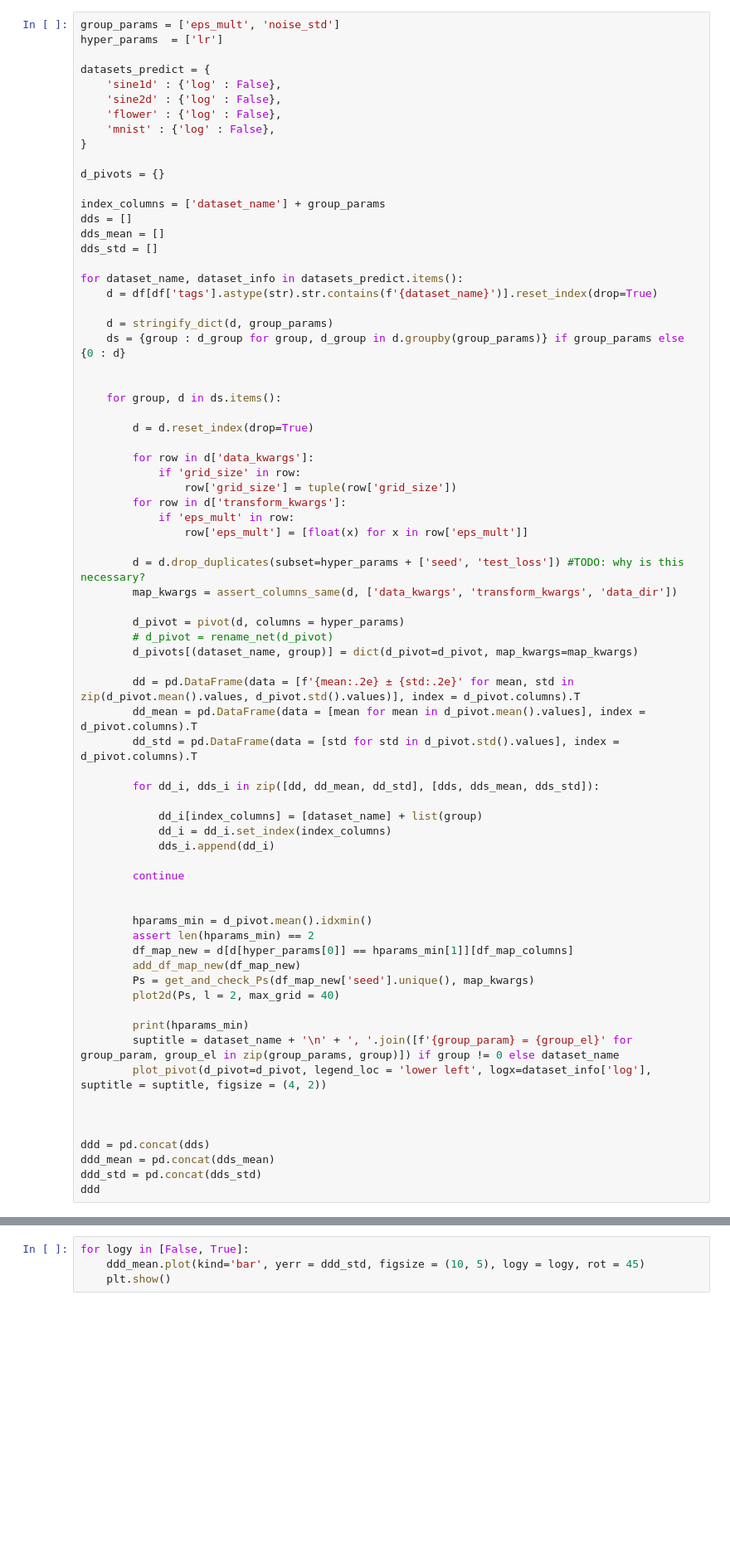
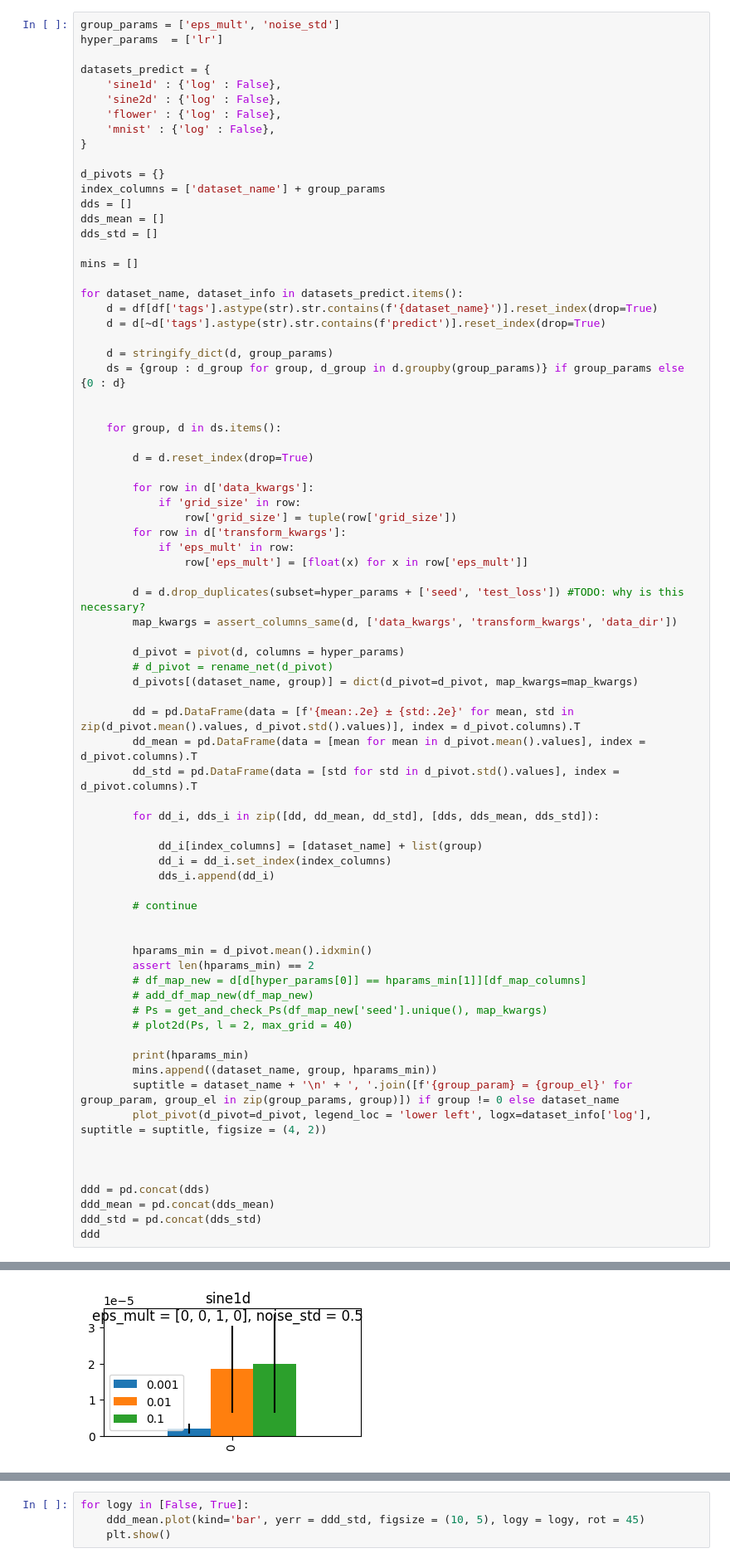
Before and after one commit to elidub/SymPDE, a Jupyter notebook: notebooks_symlie/results_step1.ipynb, the cells around one changed output, grey strips where cells are left out. Shown at 83% size. Drawn from its saved outputs; the diff is of its cells as text; blank space fills up the shorter version.

```diff
--- a/notebooks_symlie/results_step1.ipynb
+++ b/notebooks_symlie/results_step1.ipynb
@@ -69,14 +62,16 @@ datasets_predict = {
 }
 
 d_pivots = {}
-
 index_columns = ['dataset_name'] + group_params
 dds = []
 dds_mean = []
 dds_std = []
 
+mins = []
+
 for dataset_name, dataset_info in datasets_predict.items():
     d = df[df['tags'].astype(str).str.contains(f'{dataset_name}')].reset_index(drop=True)
+    d = d[~d['tags'].astype(str).str.contains(f'predict')].reset_index(drop=True)
 
     d = stringify_dict(d, group_params)
     ds = {group : d_group for group, d_group in d.groupby(group_params)} if group_params else {0 : d}
@@ -110,17 +105,18 @@ for dataset_name, dataset_info in datasets_predict.items():
             dd_i = dd_i.set_index(index_columns)
             dds_i.append(dd_i)
 
-        continue
+        # continue
 
 
         hparams_min = d_pivot.mean().idxmin()
         assert len(hparams_min) == 2
-        df_map_new = d[d[hyper_params[0]] == hparams_min[1]][df_map_columns]
-        add_df_map_new(df_map_new)
-        Ps = get_and_check_Ps(df_map_new['seed'].unique(), map_kwargs)
-        plot2d(Ps, l = 2, max_grid = 40)
+        # df_map_new = d[d[hyper_params[0]] == hparams_min[1]][df_map_columns]
+        # add_df_map_new(df_map_new)
+        # Ps = get_and_check_Ps(df_map_new['seed'].unique(), map_kwargs)
+        # plot2d(Ps, l = 2, max_grid = 40)
 
         print(hparams_min)
+        mins.append((dataset_name, group, hparams_min))
         suptitle = dataset_name + '\n' + ', '.join([f'{group_param} = {group_el}' for group_param, group_el in zip(group_params, group)]) if group != 0 else dataset_name
         plot_pivot(d_pivot=d_pivot, legend_loc = 'lower left', logx=dataset_info['log'], suptitle = suptitle, figsize = (4, 2))
 
@@ -145,0 +131 @@ ddd
+[figure, added]
```
Also changed, not shown: parts of 6 cells of this notebook, 11 other files.
